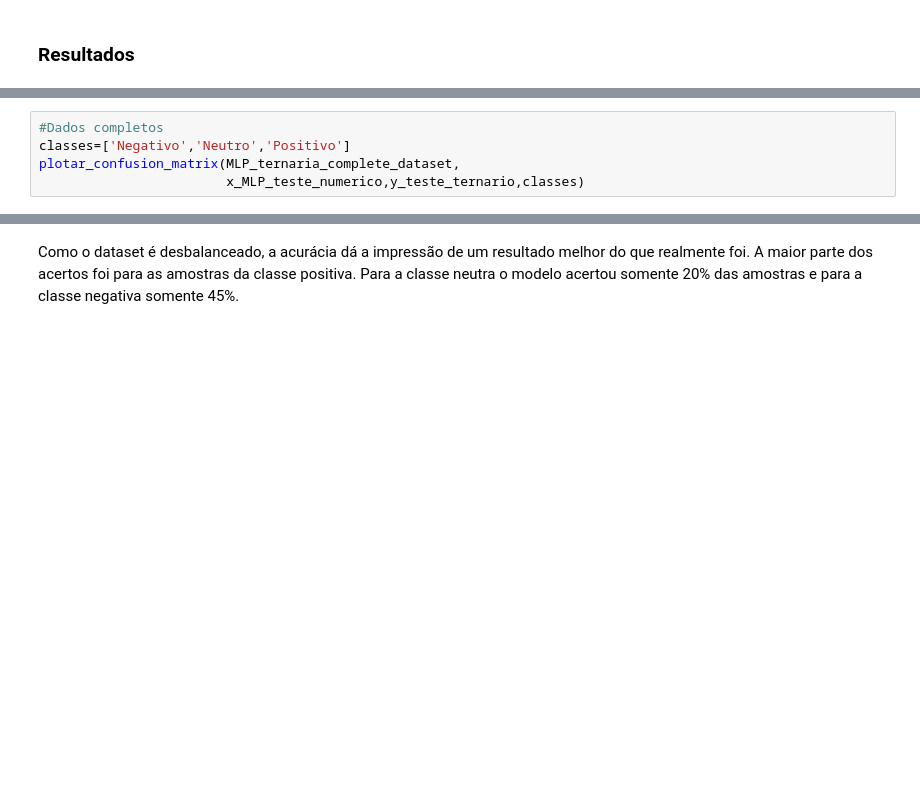
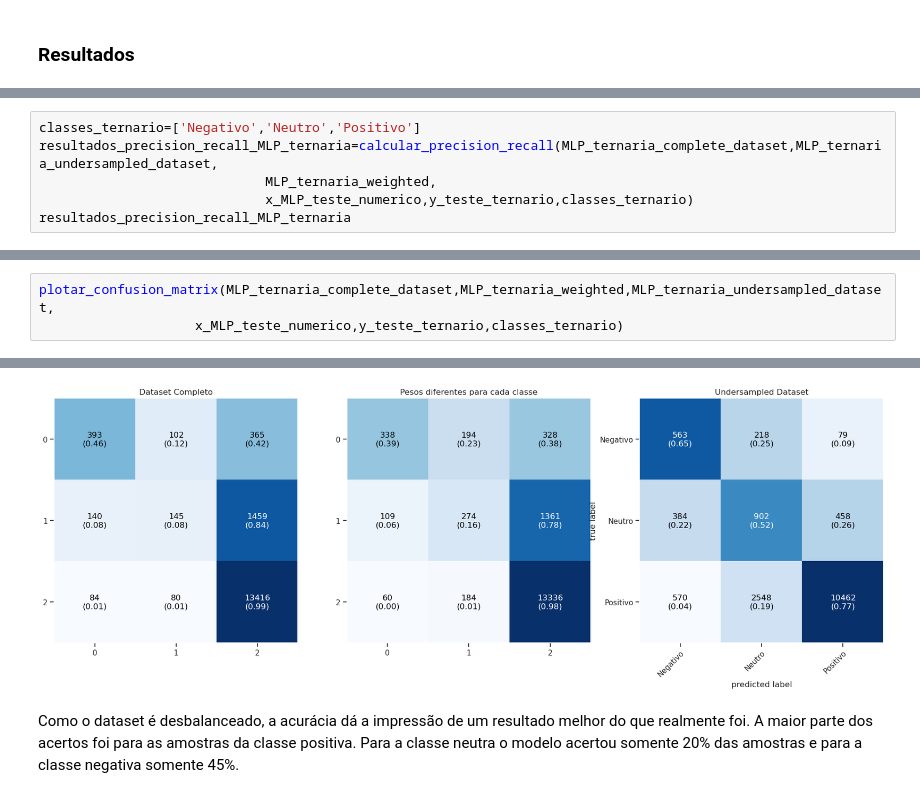
Before and after one commit to RodolfoPCruz/trip_advisor, a Jupyter notebook: trip_advisor.ipynb, the cells around one changed output, grey strips where cells are left out. Cells and saved outputs as stored; diff of their text form; blank space fills up the shorter version.

```diff
--- a/trip_advisor.ipynb
+++ b/trip_advisor.ipynb
@@ -1870,6 +1903,7 @@ resultados
 # %%
-#Dados completos
-classes=['Negativo','Neutro','Positivo']
-plotar_confusion_matrix(MLP_ternaria_complete_dataset,
-                        x_MLP_teste_numerico,y_teste_ternario,classes)
+classes_ternario=['Negativo','Neutro','Positivo']
+resultados_precision_recall_MLP_ternaria=calcular_precision_recall(MLP_ternaria_complete_dataset,MLP_ternaria_undersampled_dataset,
+                             MLP_ternaria_weighted,
+                             x_MLP_teste_numerico,y_teste_ternario,classes_ternario)
+resultados_precision_recall_MLP_ternaria
 # %% [output]
@@ -1885,0 +1920,4 @@ plotar_confusion_matrix(MLP_ternaria_undersampled_dataset,
+# %%
+plotar_confusion_matrix(MLP_ternaria_complete_dataset,MLP_ternaria_weighted,MLP_ternaria_undersampled_dataset,
+                    x_MLP_teste_numerico,y_teste_ternario,classes_ternario)
+# %% [output]
@@ -1886,3 +1927,4 @@ plotar_confusion_matrix(MLP_ternaria_undersampled_dataset,
+[figure, added]
 # %% [markdown]
 Como o dataset é desbalanceado, a acurácia dá a impressão de um resultado melhor do que realmente foi. A maior parte dos acertos foi para as amostras da classe positiva. Para a classe neutra o modelo acertou somente 20% das amostras e para a classe negativa somente 45%.
 # %% [markdown]
```
Also changed, not shown: parts of 42 cells of this notebook.
